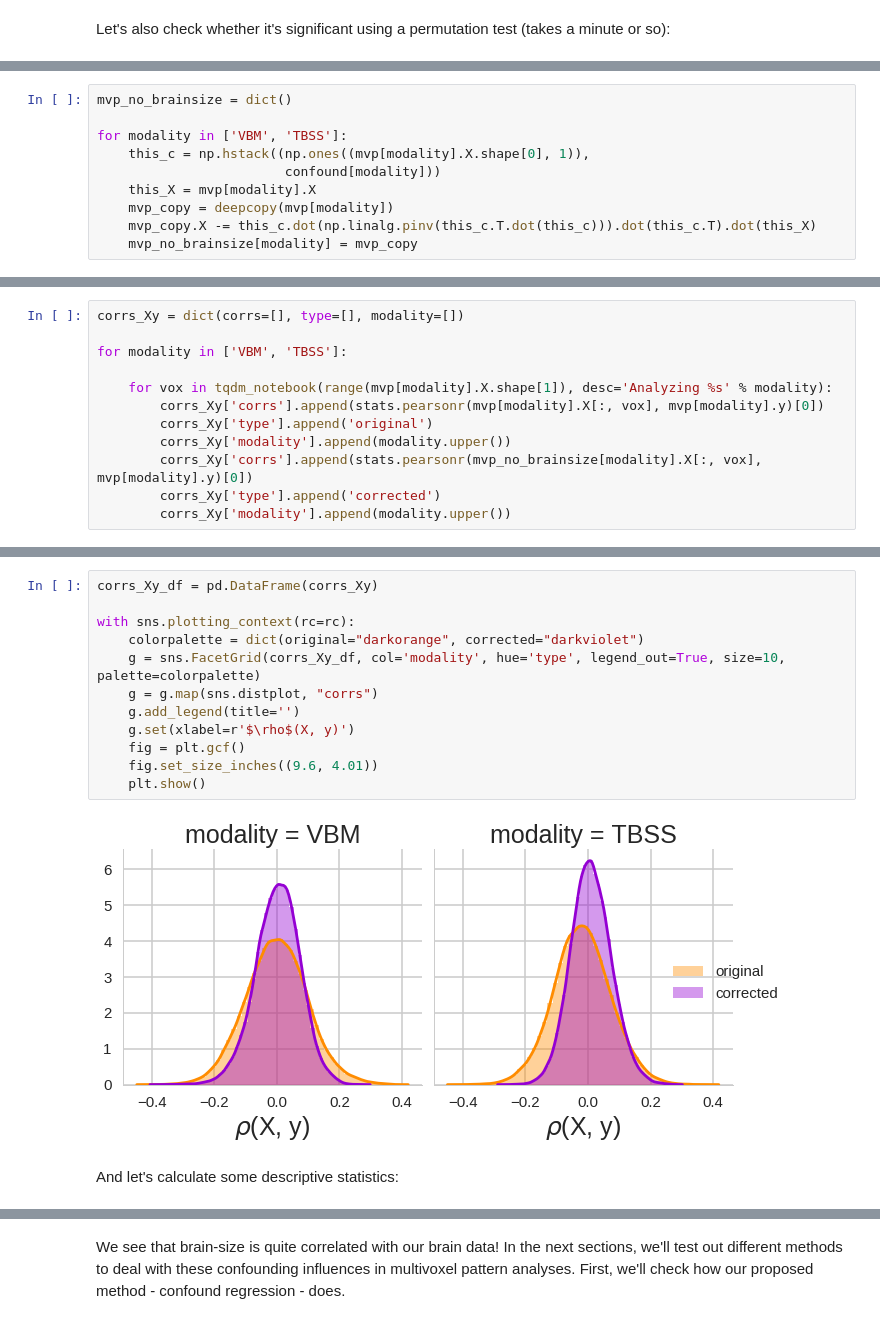
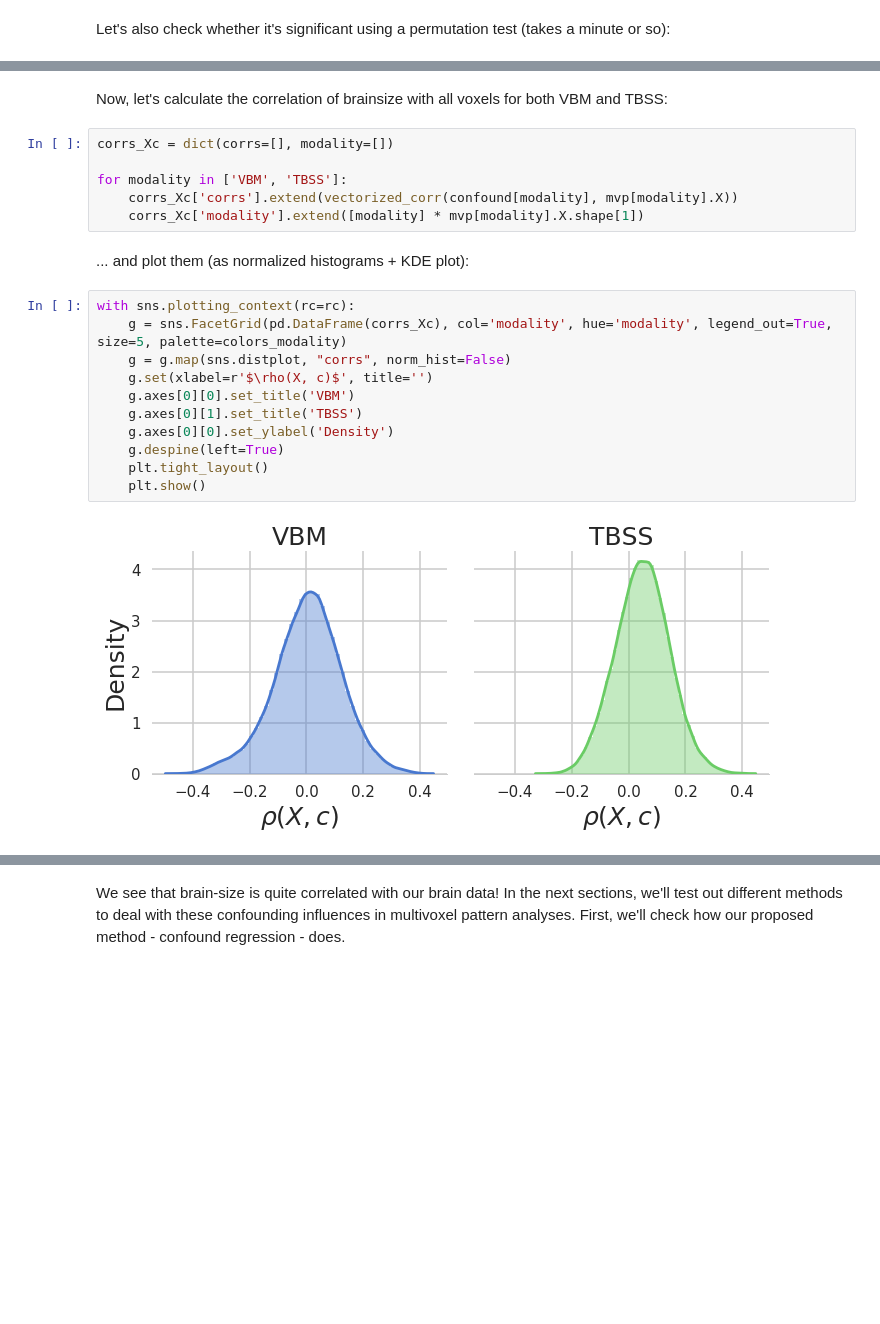
Before and after one commit to lukassnoek/MVCA, a Jupyter notebook: analyses/empirical_analysis_gender_classification.ipynb, the cells around one changed output, grey strips where cells are left out. Cells and saved outputs as stored; diff of their text form; blank space fills up the shorter version.

```diff
--- a/analyses/empirical_analysis_gender_classification.ipynb
+++ b/analyses/empirical_analysis_gender_classification.ipynb
@@ -217,10 +272,0 @@ X_{resid} = X_{orig} - (\hat{\beta}_{0} + \hat{\beta}_{1} brainsize)
-# %%
-mvp_no_brainsize = dict()
-
-for modality in ['VBM', 'TBSS']:
-    this_c = np.hstack((np.ones((mvp[modality].X.shape[0], 1)),
-                        confound[modality]))
-    this_X = mvp[modality].X
-    mvp_copy = deepcopy(mvp[modality])
-    mvp_copy.X -= this_c.dot(np.linalg.pinv(this_c.T.dot(this_c))).dot(this_c.T).dot(this_X)
-    mvp_no_brainsize[modality] = mvp_copy
@@ -229,12 +272,0 @@ Now, let's check the distribution of correlations between the voxels and gender,
-# %%
-corrs_Xy = dict(corrs=[], type=[], modality=[])
-
-for modality in ['VBM', 'TBSS']:
-
-    for vox in tqdm_notebook(range(mvp[modality].X.shape[1]), desc='Analyzing %s' % modality):
-        corrs_Xy['corrs'].append(stats.pearsonr(mvp[modality].X[:, vox], mvp[modality].y)[0])
-        corrs_Xy['type'].append('original')
-        corrs_Xy['modality'].append(modality.upper())
-        corrs_Xy['corrs'].append(stats.pearsonr(mvp_no_brainsize[modality].X[:, vox], mvp[modality].y)[0])
-        corrs_Xy['type'].append('corrected')
-        corrs_Xy['modality'].append(modality.upper())
@@ -243,16 +300,23 @@ And let's plot it!
+# %% [markdown]
+Now, let's calculate the correlation of brainsize with all voxels for both VBM and TBSS:
+# %%
+corrs_Xc = dict(corrs=[], modality=[])
+
+for modality in ['VBM', 'TBSS']:
+    corrs_Xc['corrs'].extend(vectorized_corr(confound[modality], mvp[modality].X))
+    corrs_Xc['modality'].extend([modality] * mvp[modality].X.shape[1])
+# %% [markdown]
+... and plot them (as normalized histograms + KDE plot):
 # %%
-corrs_Xy_df = pd.DataFrame(corrs_Xy)
-
 with sns.plotting_context(rc=rc):
-    colorpalette = dict(original="darkorange", corrected="darkviolet")
-    g = sns.FacetGrid(corrs_Xy_df, col='modality', hue='type', legend_out=True, size=10, palette=colorpalette)
-    g = g.map(sns.distplot, "corrs")
-    g.add_legend(title='')
-    g.set(xlabel=r'$\rho$(X, y)')
-    fig = plt.gcf()
-    fig.set_size_inches((9.6, 4.01))
+    g = sns.FacetGrid(pd.DataFrame(corrs_Xc), col='modality', hue='modality', legend_out=True, size=5, palette=colors_modality)
+    g = g.map(sns.distplot, "corrs", norm_hist=False)
+    g.set(xlabel=r'$\rho(X, c)$', title='')
+    g.axes[0][0].set_title('VBM')
+    g.axes[0][1].set_title('TBSS')
+    g.axes[0][0].set_ylabel('Density')
+    g.despine(left=True)
+    plt.tight_layout()
     plt.show()
 # %% [output]
-[figure, old version]
+[figure, new version]
-# %% [markdown]
-And let's calculate some descriptive statistics:
```
Also changed, not shown: parts of 156 cells of this notebook, 2 other files.
